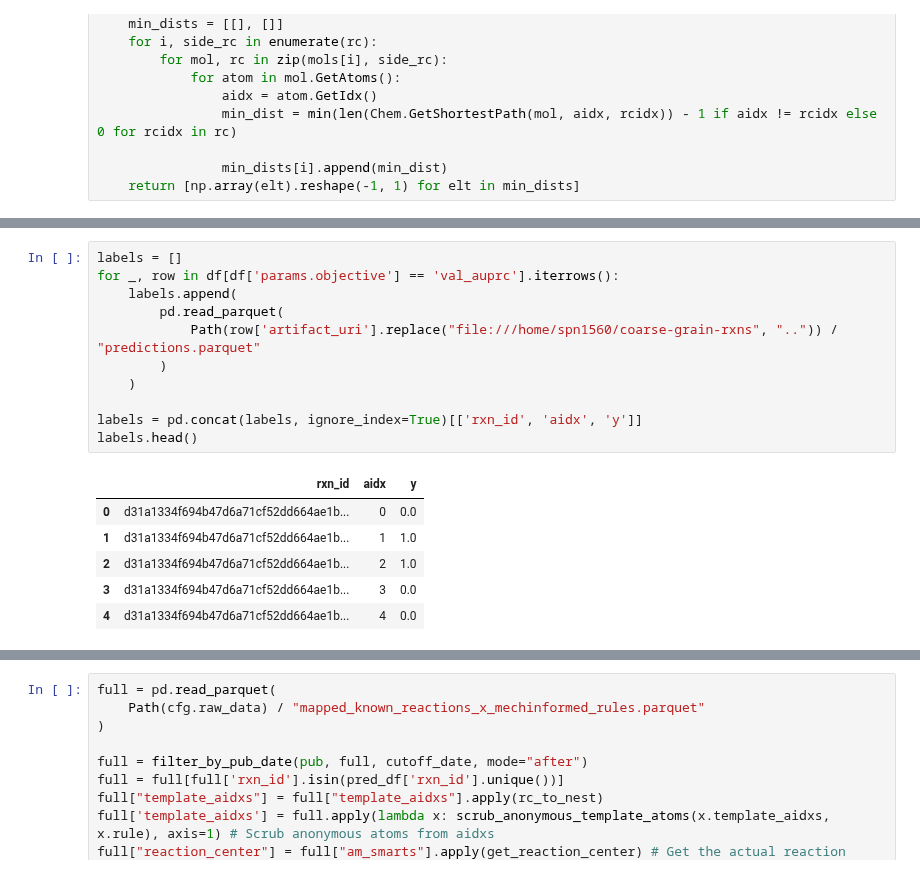
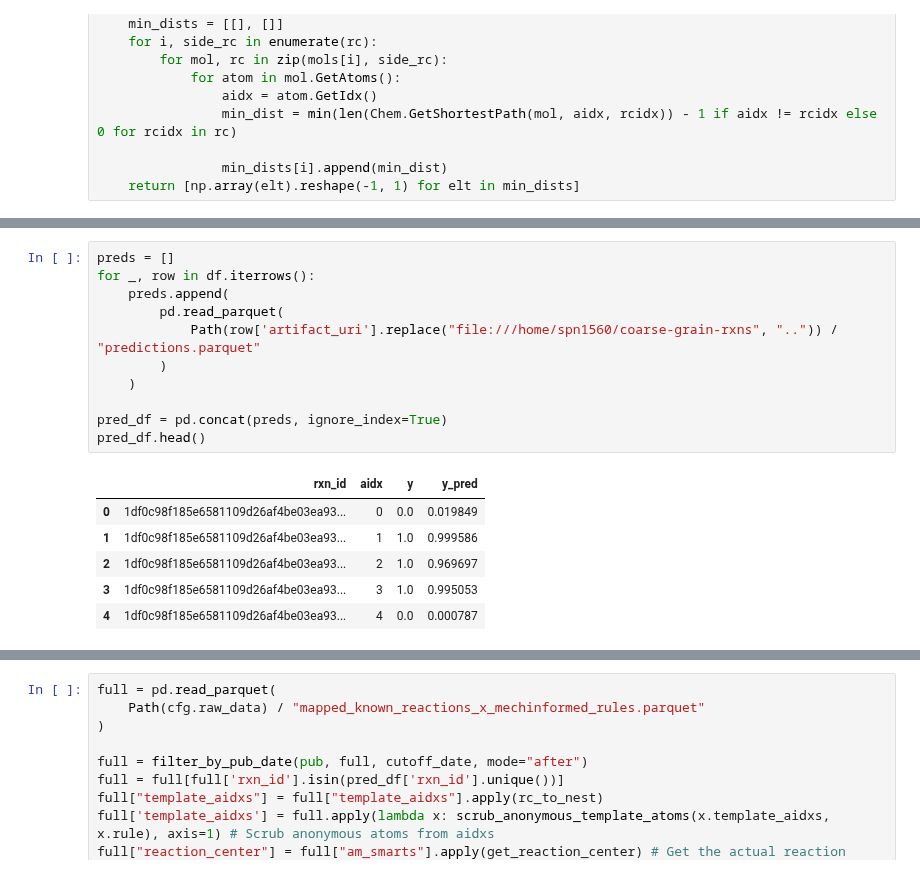
Before and after one commit to stefanpate/coarse-grain-rxns, a Jupyter notebook: notebooks/time_split_mech_classification_performance.ipynb, the cells around one changed output, grey strips where cells are left out. Saved outputs shown, nothing was run; the diff lists cells and outputs as text.

```diff
--- a/notebooks/time_split_mech_classification_performance.ipynb
+++ b/notebooks/time_split_mech_classification_performance.ipynb
@@ -70,18 +72,18 @@ else:
 # %%
-labels = []
-for _, row in df[df['params.objective'] == 'val_auprc'].iterrows():
-    labels.append(
+preds = []
+for _, row in df.iterrows():
+    preds.append(
         pd.read_parquet(
             Path(row['artifact_uri'].replace("file:///home/spn1560/coarse-grain-rxns", "..")) / "predictions.parquet"
         )
     )
 
-labels = pd.concat(labels, ignore_index=True)[['rxn_id', 'aidx', 'y']]
-labels.head()
+pred_df = pd.concat(preds, ignore_index=True)
+pred_df.head()
 # %% [output]
-|  | rxn_id | aidx | y |
-| 0 | d31a1334f694b47d6a71cf52dd664ae1b... | 0 | 0.0 |
-| 1 | d31a1334f694b47d6a71cf52dd664ae1b... | 1 | 1.0 |
-| 2 | d31a1334f694b47d6a71cf52dd664ae1b... | 2 | 1.0 |
-| 3 | d31a1334f694b47d6a71cf52dd664ae1b... | 3 | 0.0 |
-| 4 | d31a1334f694b47d6a71cf52dd664ae1b... | 4 | 0.0 |
+|  | rxn_id | aidx | y | y_pred |
+| 0 | 1df0c98f185e6581109d26af4be03ea93... | 0 | 0.0 | 0.019849 |
+| 1 | 1df0c98f185e6581109d26af4be03ea93... | 1 | 1.0 | 0.999586 |
+| 2 | 1df0c98f185e6581109d26af4be03ea93... | 2 | 1.0 | 0.969697 |
+| 3 | 1df0c98f185e6581109d26af4be03ea93... | 3 | 1.0 | 0.995053 |
+| 4 | 1df0c98f185e6581109d26af4be03ea93... | 4 | 0.0 | 0.000787 |
```
Also changed, not shown: parts of 14 cells of this notebook, 7 other files.
